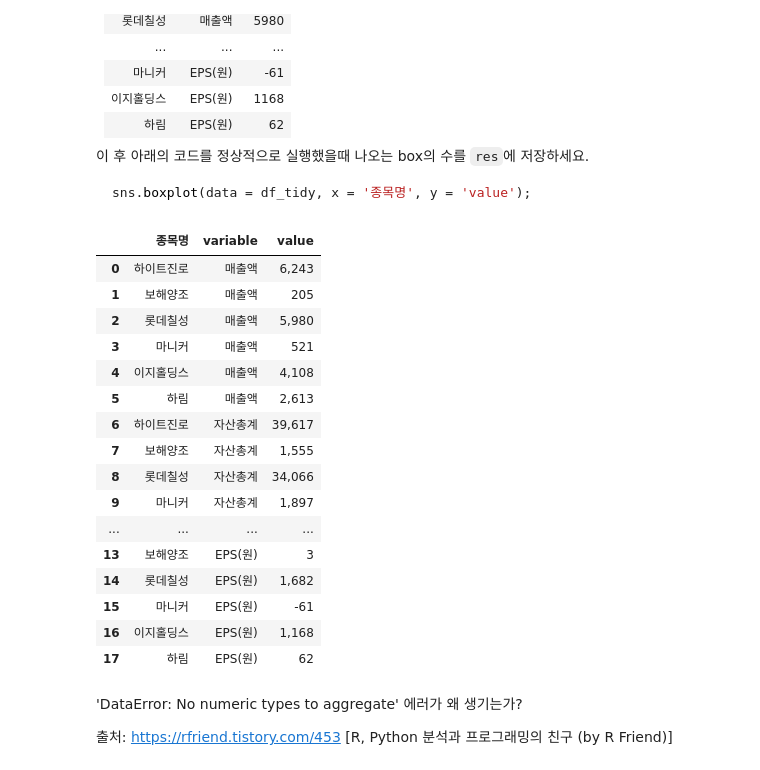
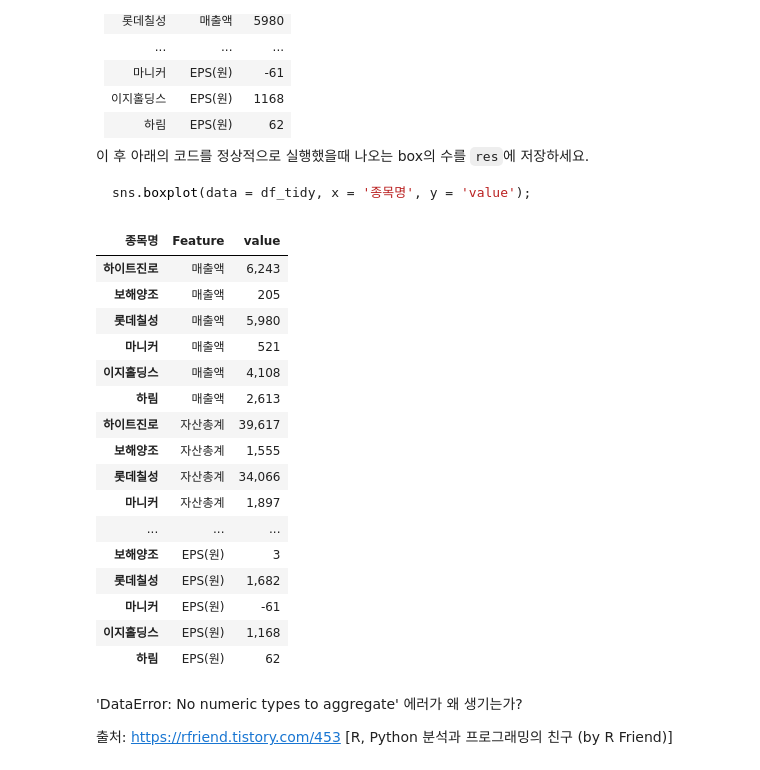
Before and after one commit to ttogle918/ds-zip, a Jupyter notebook: n113-data-manipulation/n113a-data-manipulation.ipynb, the cells around one changed output. Cells and saved outputs as stored; diff of their text form; code cells hidden in the pictures.

````diff
--- a/n113-data-manipulation/n113a-data-manipulation.ipynb
+++ b/n113-data-manipulation/n113a-data-manipulation.ipynb
@@ -112,35 +114,37 @@ sns.boxplot(data = df_tidy, x = '종목명', y = 'value');
 ```
 # %%
 # 이 곳에 답안을 작성하시길 바랍니다
-df_tidy = df.melt(id_vars = '종목명', value_vars = ['매출액', '자산총계', 'EPS(원)'])
+df_tidy = df.melt(id_vars = '종목명', value_vars = ['매출액', '자산총계', 'EPS(원)'], ignore_index=False)
 df_tidy = df_tidy.rename(
     columns = {
-        'Unnamed: 0' : 'Feature',
+        'variable' : 'Feature',
         'value' : 'value'
     }
 )
-# df_tidy = df_tidy.style.hide_index()
-# df_tidy.set_index('종목명') #groupby 참조하면 줄맞춤이 될 수 있을 것이다!
+# df_tidy = df_tidy.style.hide_index()  # style때문에 아래 apply코드에서 에러가 난다.
+df_tidy=df_tidy.set_index('종목명')
+df_tidy.columns.name = '종목명'
+df_tidy.index.name = None
 df_tidy
-# pivot table?
+# pivot table 이용?
 # %% [output]
-|  | 종목명 | variable | value |
-| 0 | 하이트진로 | 매출액 | 6,243 |
-| 1 | 보해양조 | 매출액 | 205 |
-| 2 | 롯데칠성 | 매출액 | 5,980 |
-| 3 | 마니커 | 매출액 | 521 |
-| 4 | 이지홀딩스 | 매출액 | 4,108 |
-| 5 | 하림 | 매출액 | 2,613 |
-| 6 | 하이트진로 | 자산총계 | 39,617 |
-| 7 | 보해양조 | 자산총계 | 1,555 |
-| 8 | 롯데칠성 | 자산총계 | 34,066 |
-| 9 | 마니커 | 자산총계 | 1,897 |
-| ... | ... | ... | ... |
-| 13 | 보해양조 | EPS(원) | 3 |
-| 14 | 롯데칠성 | EPS(원) | 1,682 |
-| 15 | 마니커 | EPS(원) | -61 |
-| 16 | 이지홀딩스 | EPS(원) | 1,168 |
-| 17 | 하림 | EPS(원) | 62 |
+| 종목명 | Feature | value |
+| 하이트진로 | 매출액 | 6,243 |
+| 보해양조 | 매출액 | 205 |
+| 롯데칠성 | 매출액 | 5,980 |
+| 마니커 | 매출액 | 521 |
+| 이지홀딩스 | 매출액 | 4,108 |
+| 하림 | 매출액 | 2,613 |
+| 하이트진로 | 자산총계 | 39,617 |
+| 보해양조 | 자산총계 | 1,555 |
+| 롯데칠성 | 자산총계 | 34,066 |
+| 마니커 | 자산총계 | 1,897 |
+| ... | ... | ... |
+| 보해양조 | EPS(원) | 3 |
+| 롯데칠성 | EPS(원) | 1,682 |
+| 마니커 | EPS(원) | -61 |
+| 이지홀딩스 | EPS(원) | 1,168 |
+| 하림 | EPS(원) | 62 |
 # %% [markdown]
 'DataError: No numeric types to aggregate' 에러가 왜 생기는가?
 
````
Also changed, not shown: parts of 8 cells of this notebook.
